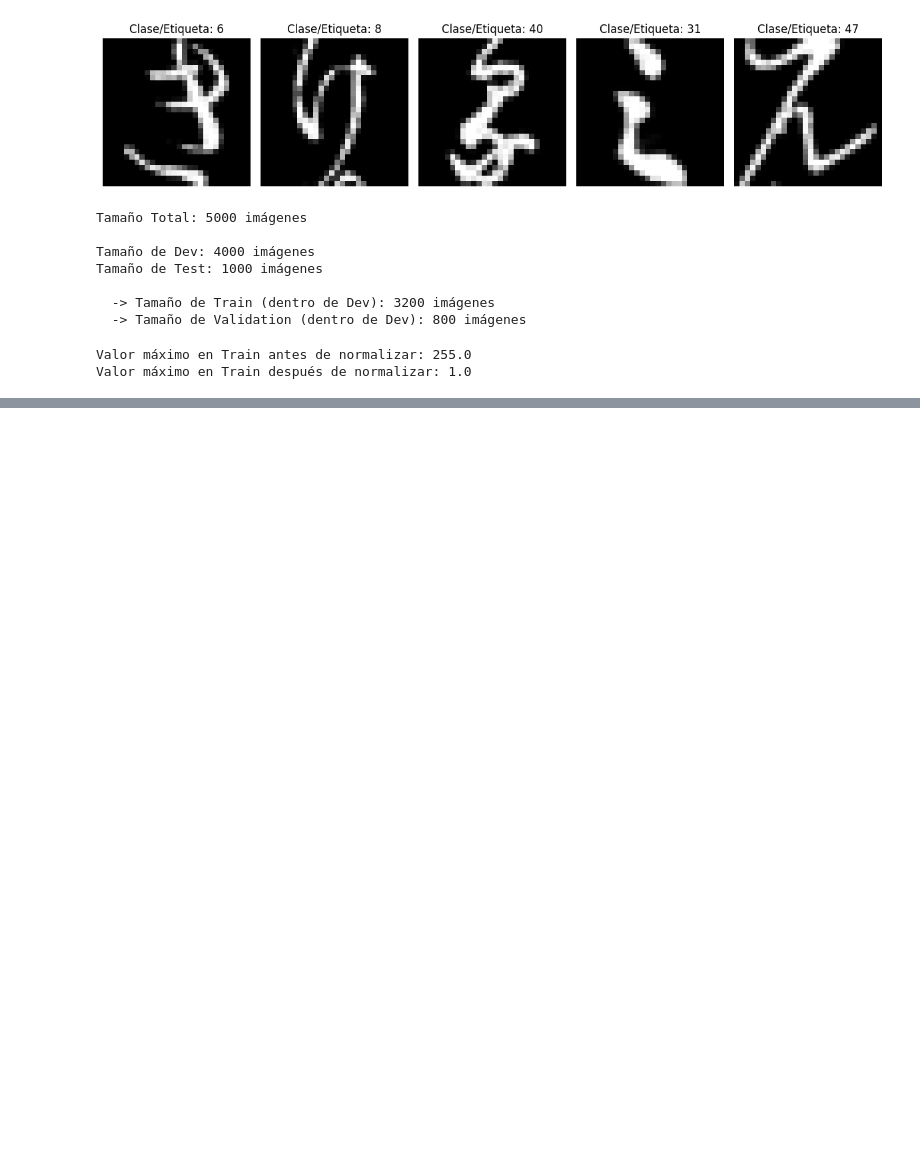
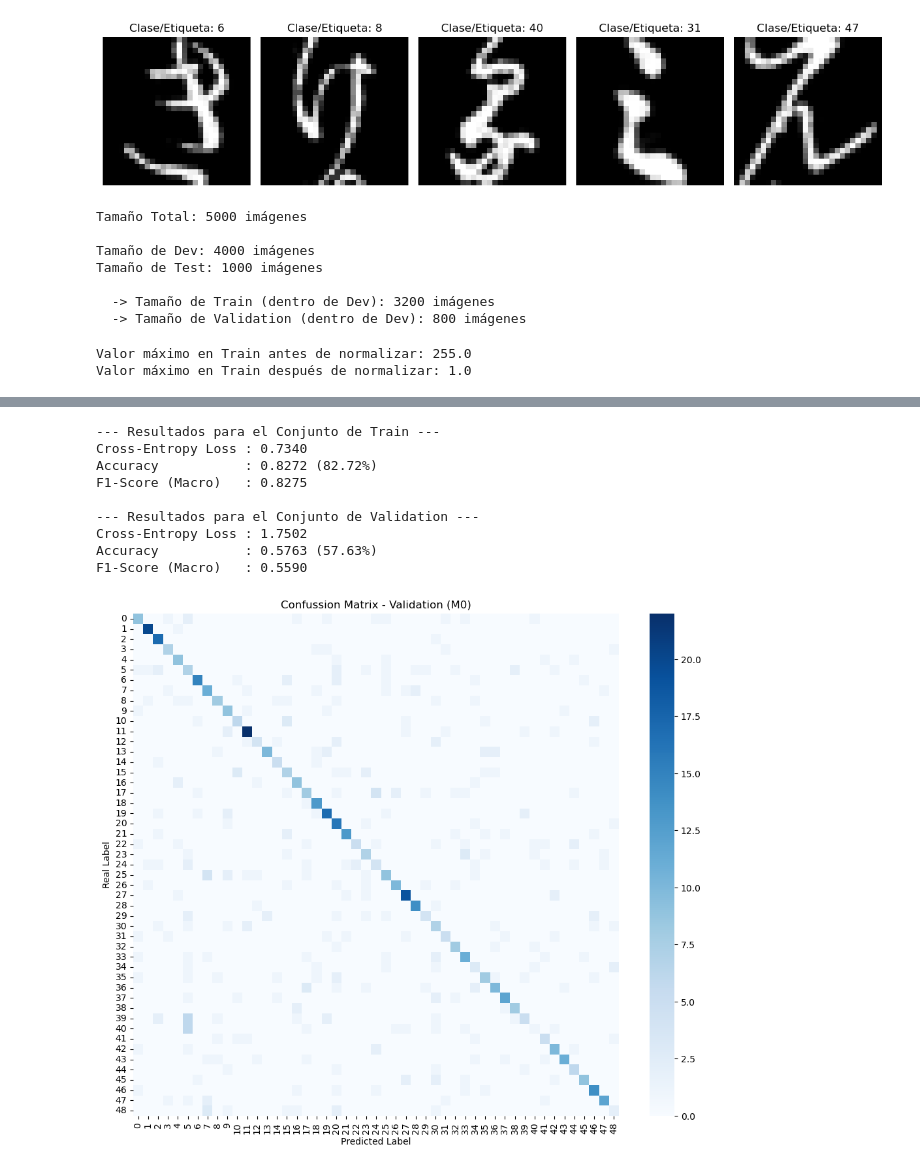
Before and after one commit to Santicar575/TP3_ML_Redes_Neuronales, a Jupyter notebook: notebooks/Entrega_TP3.ipynb, the cells around one changed output, grey strips where cells are left out. Drawn from its saved outputs; the diff is of its cells as text; code cells hidden in the pictures; blank space fills up the shorter version.

```diff
--- a/notebooks/Entrega_TP3.ipynb
+++ b/notebooks/Entrega_TP3.ipynb
@@ -81,0 +189,33 @@ Valor máximo en Train después de normalizar: 1.0
+# %%
+# Evaluar Entrenamiento
+cm_train = evaluate_model(
+    model=M0,
+    X=X_train_full,
+    y_one_hot=y_train_full,
+    y_labels=y_train, # Usamos el array original con las etiquetas crudas
+    num_classes=num_classes,
+    name_set="Train"
+)
+
+# Evaluar Validación
+cm_val = evaluate_model(
+    model=M0,
+    X=X_val_full,
+    y_one_hot=y_val_full,
+    y_labels=y_val,
+    num_classes=num_classes,
+    name_set="Validation"
+)
+
+plot_confusion_matrix(cm_val, title="Confussion Matrix - Validation (M0)")
+# %% [output]
+--- Resultados para el Conjunto de Train ---
+Cross-Entropy Loss : 0.7340
+Accuracy           : 0.8272 (82.72%)
+F1-Score (Macro)   : 0.8275
+
+--- Resultados para el Conjunto de Validation ---
+Cross-Entropy Loss : 1.7502
+Accuracy           : 0.5763 (57.63%)
+F1-Score (Macro)   : 0.5590
+[figure, added]
```
Also changed, not shown: parts of 12 cells of this notebook, 2 other files.
